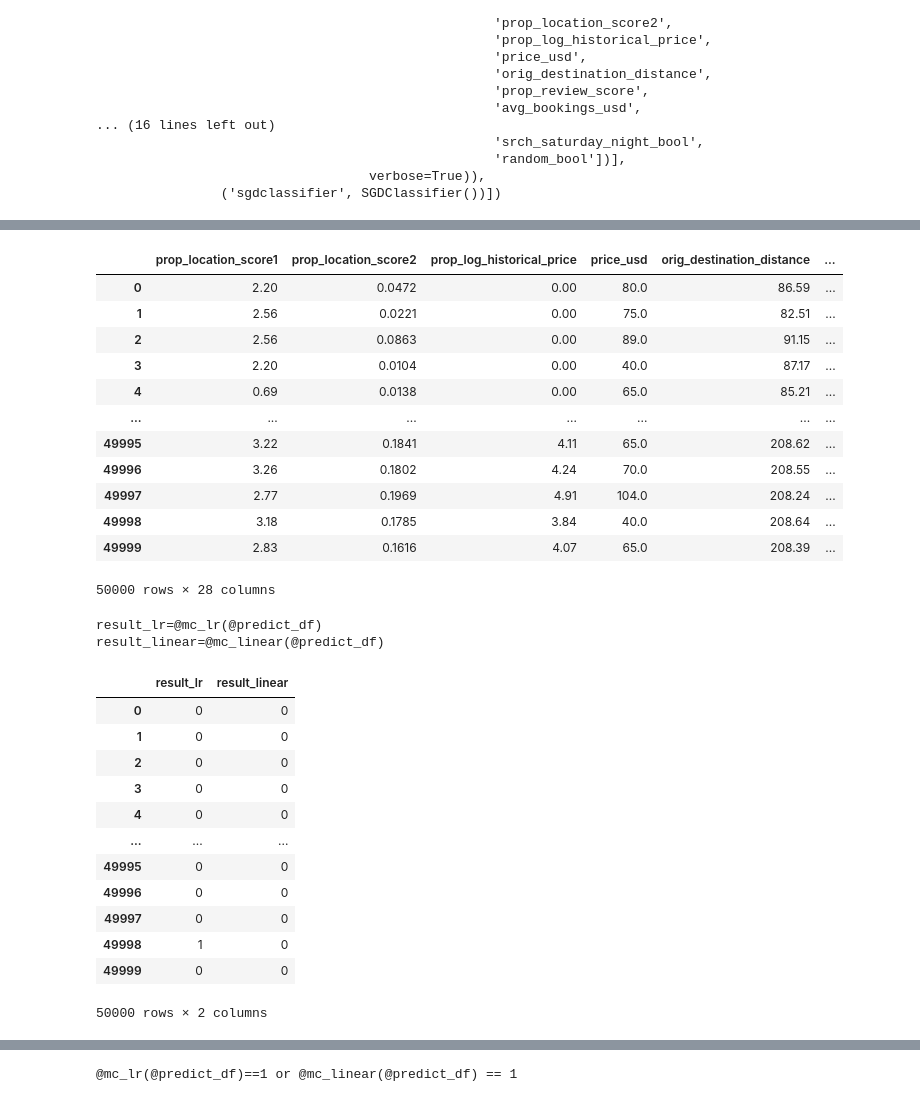
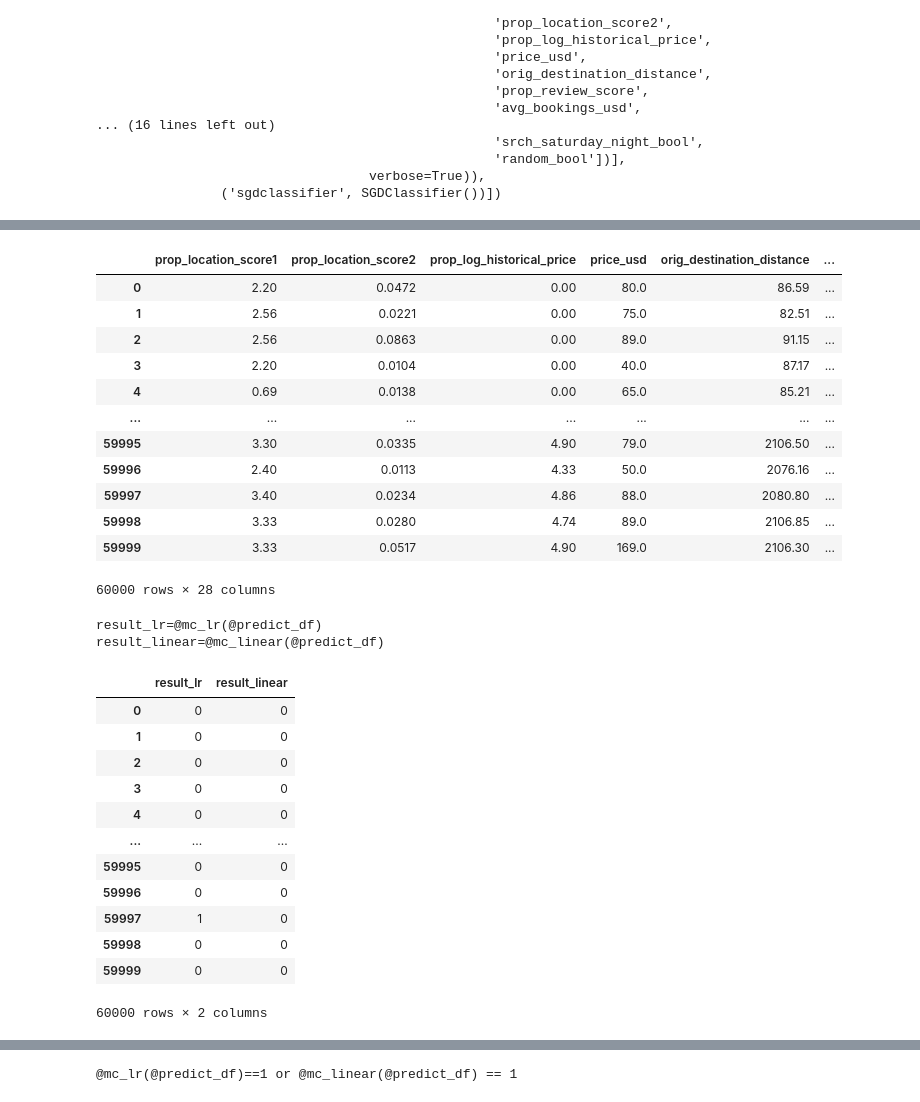
Before and after one commit to lovelynewlife/optimizer4onnx, a Jupyter notebook: examples/pandas/prediction_query.ipynb, the cells around one changed output, grey strips where cells are left out. Drawn from its saved outputs; the diff is of its cells as text; code cells hidden in the pictures.

```diff
--- a/examples/pandas/prediction_query.ipynb
+++ b/examples/pandas/prediction_query.ipynb
@@ -142,23 +143,23 @@ Training done.
 # %%
 from onnxoptimizer.query.pandas import model_udf
 
-predict_df = X[:50000]
+predict_df = X[:60000]
 
 predict_df
 # %% [output]
 |  | prop_location_score1 | prop_location_score2 | prop_log_historical_price | price_usd | orig_destination_distance | ... |
 | 0 | 2.20 | 0.0472 | 0.00 | 80.0 | 86.59 | ... |
 | 1 | 2.56 | 0.0221 | 0.00 | 75.0 | 82.51 | ... |
 | 2 | 2.56 | 0.0863 | 0.00 | 89.0 | 91.15 | ... |
 | 3 | 2.20 | 0.0104 | 0.00 | 40.0 | 87.17 | ... |
 | 4 | 0.69 | 0.0138 | 0.00 | 65.0 | 85.21 | ... |
 | ... | ... | ... | ... | ... | ... | ... |
-| 49995 | 3.22 | 0.1841 | 4.11 | 65.0 | 208.62 | ... |
-| 49996 | 3.26 | 0.1802 | 4.24 | 70.0 | 208.55 | ... |
-| 49997 | 2.77 | 0.1969 | 4.91 | 104.0 | 208.24 | ... |
-| 49998 | 3.18 | 0.1785 | 3.84 | 40.0 | 208.64 | ... |
-| 49999 | 2.83 | 0.1616 | 4.07 | 65.0 | 208.39 | ... |
+| 59995 | 3.30 | 0.0335 | 4.90 | 79.0 | 2106.50 | ... |
+| 59996 | 2.40 | 0.0113 | 4.33 | 50.0 | 2076.16 | ... |
+| 59997 | 3.40 | 0.0234 | 4.86 | 88.0 | 2080.80 | ... |
+| 59998 | 3.33 | 0.0280 | 4.74 | 89.0 | 2106.85 | ... |
+| 59999 | 3.33 | 0.0517 | 4.90 | 169.0 | 2106.30 | ... |
-50000 rows × 28 columns
+60000 rows × 28 columns
 # %%
 # declare model inference context function.
 model_schema = {}
@@ -199,10 +200,10 @@ result_df[["result_lr", "result_linear"]]
 | 3 | 0 | 0 |
 | 4 | 0 | 0 |
 | ... | ... | ... |
-| 49995 | 0 | 0 |
-| 49996 | 0 | 0 |
-| 49997 | 0 | 0 |
-| 49998 | 1 | 0 |
-| 49999 | 0 | 0 |
+| 59995 | 0 | 0 |
+| 59996 | 0 | 0 |
+| 59997 | 1 | 0 |
+| 59998 | 0 | 0 |
+| 59999 | 0 | 0 |
-50000 rows × 2 columns
+60000 rows × 2 columns
 # %%
```
Also changed, not shown: parts of 10 cells of this notebook, 1 other file.
